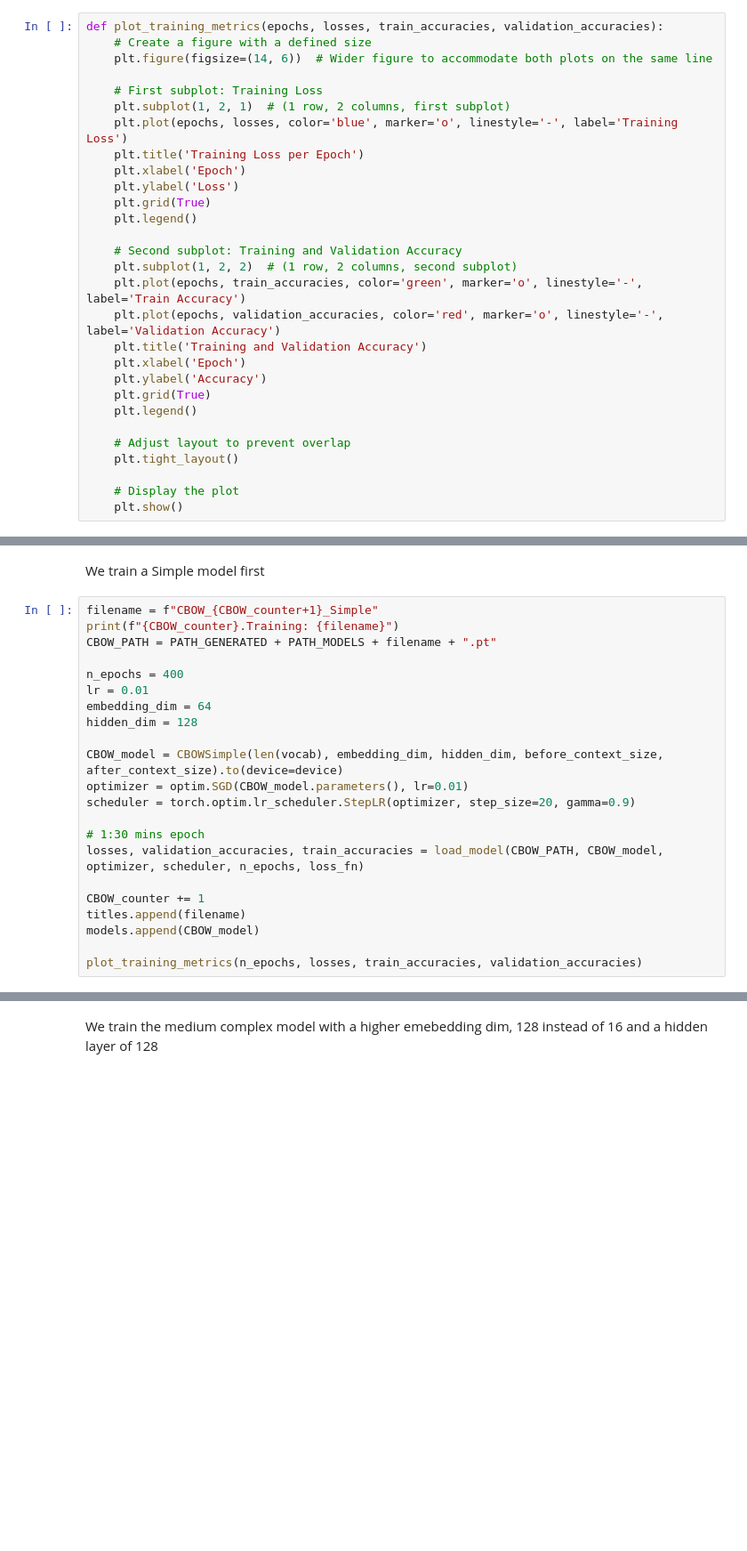
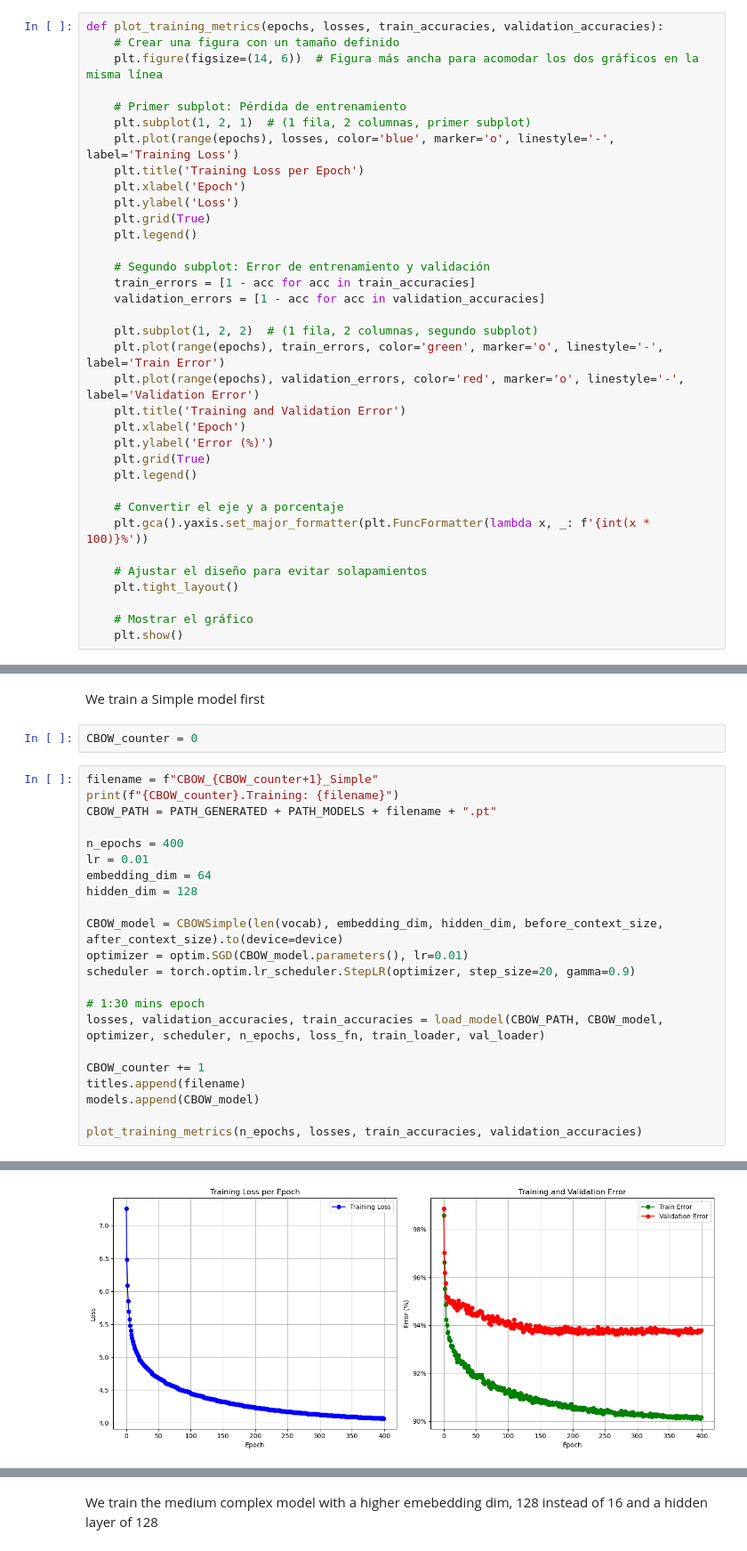
Before and after one commit to CarlosVegadeAlba/Deep_Learning, a Jupyter notebook: Assigment_3/inf265_v24_project03_data/Assigment_3.ipynb, the cells around one changed output, grey strips where cells are left out. Shown at 89% size. Drawn from its saved outputs; the diff is of its cells as text; blank space fills up the shorter version.

Commit message:
Training update in MLP and RNN models

```diff
--- a/Assigment_3/inf265_v24_project03_data/Assigment_3.ipynb
+++ b/Assigment_3/inf265_v24_project03_data/Assigment_3.ipynb
@@ -648,32 +652,38 @@ def load_model(PATH, model, optimizer, scheduler, n_epochs, loss_fn):
 Show graphics analisys
 # %%
 def plot_training_metrics(epochs, losses, train_accuracies, validation_accuracies):
-    # Create a figure with a defined size
-    plt.figure(figsize=(14, 6))  # Wider figure to accommodate both plots on the same line
+    # Crear una figura con un tamaño definido
+    plt.figure(figsize=(14, 6))  # Figura más ancha para acomodar los dos gráficos en la misma línea
 
-    # First subplot: Training Loss
-    plt.subplot(1, 2, 1)  # (1 row, 2 columns, first subplot)
-    plt.plot(epochs, losses, color='blue', marker='o', linestyle='-', label='Training Loss')
+    # Primer subplot: Pérdida de entrenamiento
+    plt.subplot(1, 2, 1)  # (1 fila, 2 columnas, primer subplot)
+    plt.plot(range(epochs), losses, color='blue', marker='o', linestyle='-', label='Training Loss')
     plt.title('Training Loss per Epoch')
     plt.xlabel('Epoch')
     plt.ylabel('Loss')
     plt.grid(True)
     plt.legend()
 
-    # Second subplot: Training and Validation Accuracy
-    plt.subplot(1, 2, 2)  # (1 row, 2 columns, second subplot)
-    plt.plot(epochs, train_accuracies, color='green', marker='o', linestyle='-', label='Train Accuracy')
-    plt.plot(epochs, validation_accuracies, color='red', marker='o', linestyle='-', label='Validation Accuracy')
-    plt.title('Training and Validation Accuracy')
+    # Segundo subplot: Error de entrenamiento y validación
+    train_errors = [1 - acc for acc in train_accuracies]
+    validation_errors = [1 - acc for acc in validation_accuracies]
+
+    plt.subplot(1, 2, 2)  # (1 fila, 2 columnas, segundo subplot)
+    plt.plot(range(epochs), train_errors, color='green', marker='o', linestyle='-', label='Train Error')
+    plt.plot(range(epochs), validation_errors, color='red', marker='o', linestyle='-', label='Validation Error')
+    plt.title('Training and Validation Error')
     plt.xlabel('Epoch')
-    plt.ylabel('Accuracy')
+    plt.ylabel('Error (%)')
     plt.grid(True)
     plt.legend()
 
-    # Adjust layout to prevent overlap
+    # Convertir el eje y a porcentaje
+    plt.gca().yaxis.set_major_formatter(plt.FuncFormatter(lambda x, _: f'{int(x * 100)}%'))
+
+    # Ajustar el diseño para evitar solapamientos
     plt.tight_layout()
 
-    # Display the plot
+    # Mostrar el gráfico
     plt.show()
 # %% [markdown]
 Modelos
@@ -688,6 +698,8 @@ loss_fn = torch.nn.CrossEntropyLoss(weight=class_weights)
 CBOW_counter = 0 # Counter for the CBOW models we will do
 # %% [markdown]
 We train a Simple model first
+# %%
+CBOW_counter = 0
 # %%
 filename = f"CBOW_{CBOW_counter+1}_Simple"
 print(f"{CBOW_counter}.Training: {filename}")
@@ -703,7 +715,7 @@ optimizer = optim.SGD(CBOW_model.parameters(), lr=0.01)
 scheduler = torch.optim.lr_scheduler.StepLR(optimizer, step_size=20, gamma=0.9)
 
 # 1:30 mins epoch
-losses, validation_accuracies, train_accuracies = load_model(CBOW_PATH, CBOW_model, optimizer, scheduler, n_epochs, loss_fn)
+losses, validation_accuracies, train_accuracies = load_model(CBOW_PATH, CBOW_model, optimizer, scheduler, n_epochs, loss_fn, train_loader, val_loader)
 
 CBOW_counter += 1
 titles.append(filename)
@@ -717,0 +729 @@ On device cpu.
+[figure, added]
```
Also changed, not shown: parts of 23 cells of this notebook.
